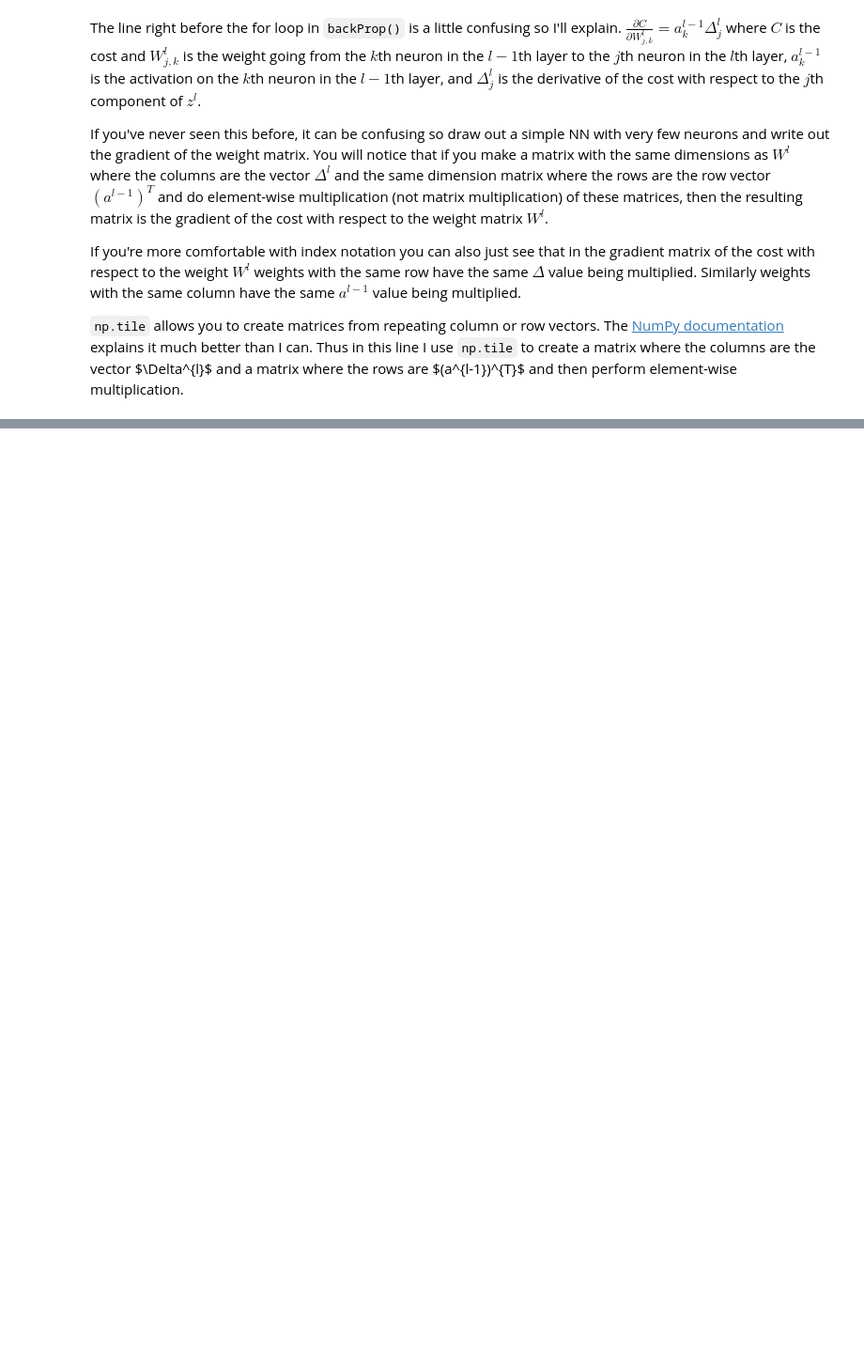
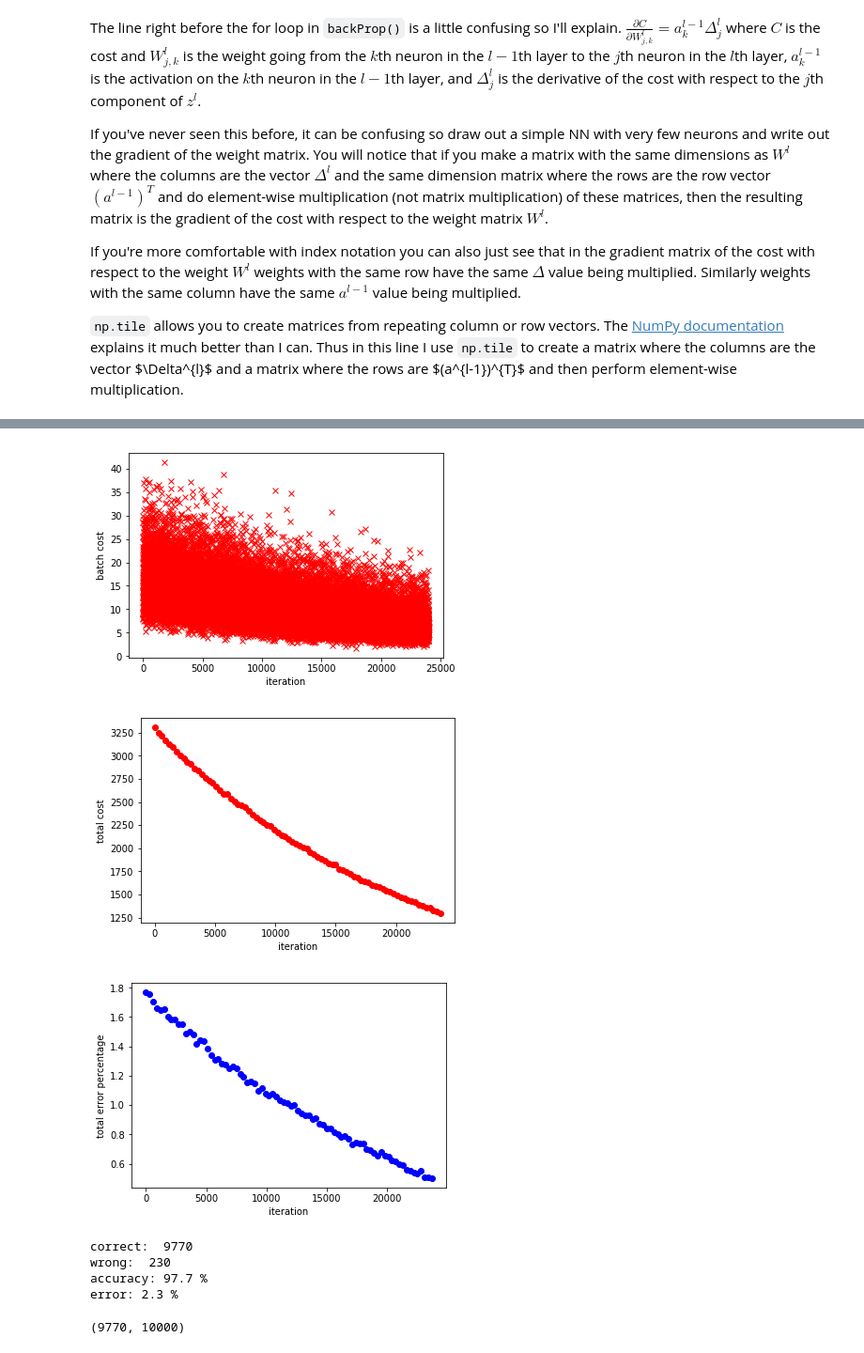
Before and after one commit to nflu/MNIST, a Jupyter notebook: Neural_Network.ipynb, the cells around one changed output, grey strips where cells are left out. Shown at 94% size. Drawn from its saved outputs; the diff is of its cells as text; code cells hidden in the pictures; blank space fills up the shorter version.

```diff
--- a/Neural_Network.ipynb
+++ b/Neural_Network.ipynb
@@ -369,0 +400,5 @@ deepModel.validation(valid_set)
+# %%
+wb, trainData = deepModel.stochasticGradientDescent(train_set, 259, 24000, 0.0105, suppressPrint = True, costInterval = 300)
+trainingGraph(trainData)
+deepModel.validation(valid_set)
+# %% [output]
@@ -369,0 +406,8 @@ deepModel.validation(valid_set)
+[figure, added]
+[figure, added]
+[figure, added]
+correct:  9770
+wrong:  230
+accuracy: 97.7 %
+error: 2.3 %
+(9770, 10000)
```
Also changed, not shown: parts of 29 cells of this notebook.
